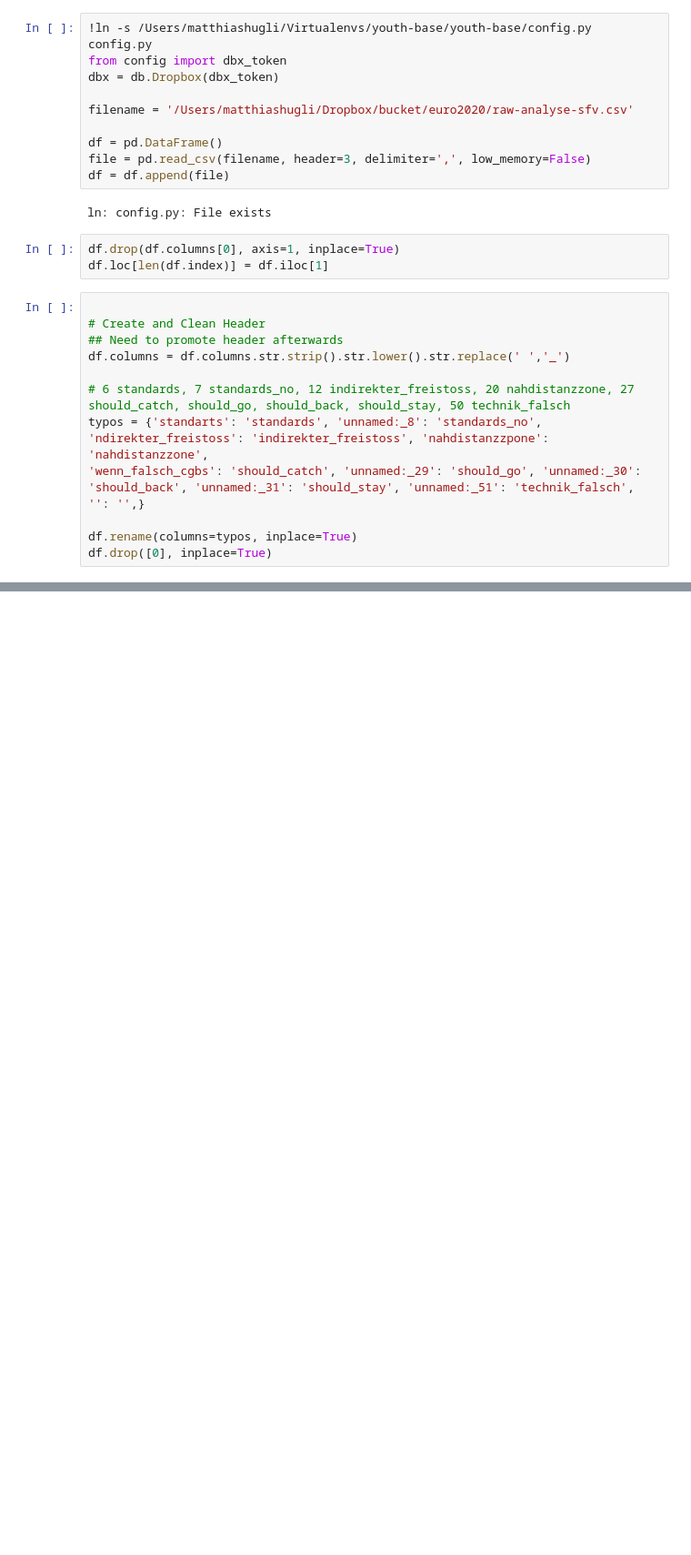
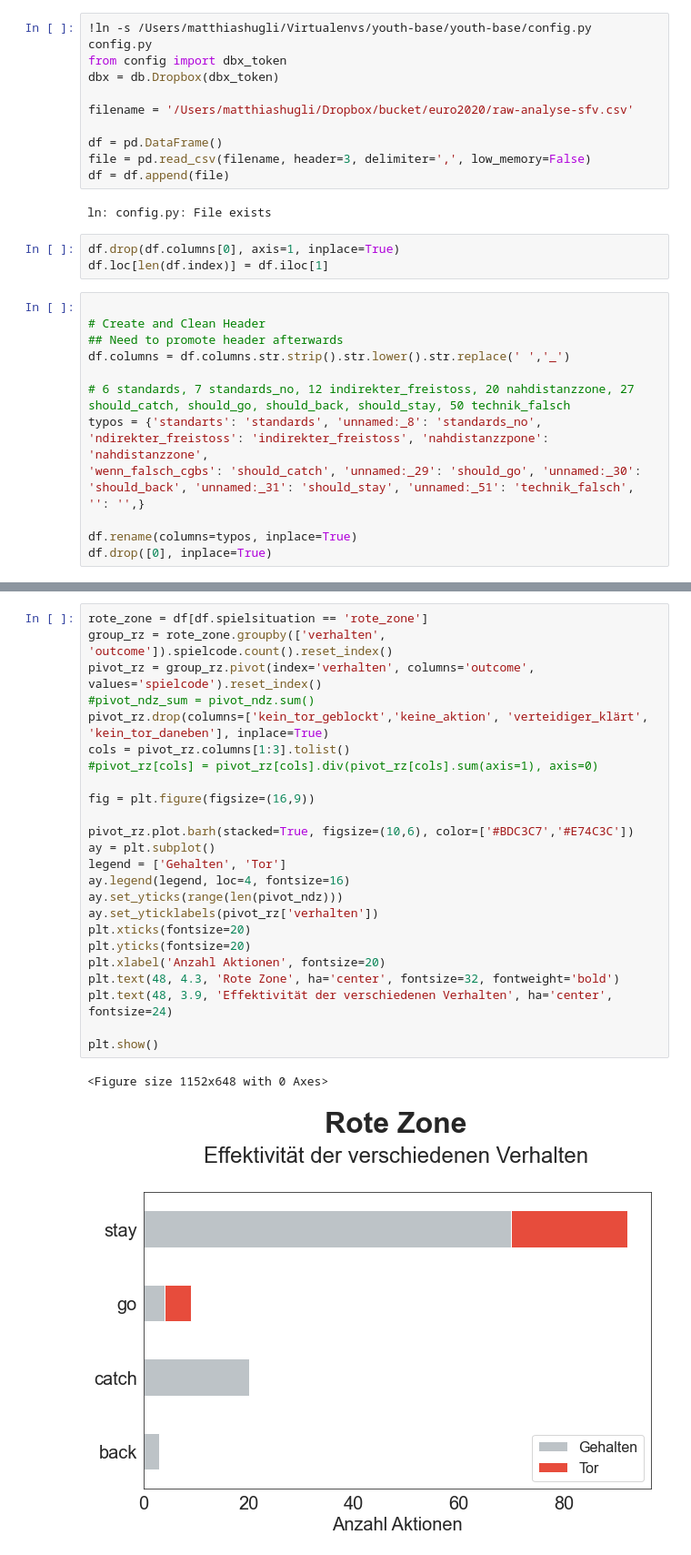
Before and after one commit to keepertrainer78698/youth-base, a Jupyter notebook: goalkeeping/euro2020/sfv-analysis.ipynb, the cells around one changed output, grey strips where cells are left out. Shown at 91% size. Drawn from its saved outputs; the diff is of its cells as text; blank space fills up the shorter version.

```diff
--- a/goalkeeping/euro2020/sfv-analysis.ipynb
+++ b/goalkeeping/euro2020/sfv-analysis.ipynb
@@ -202,0 +265,27 @@ print(df.head(5))
+# %%
+rote_zone = df[df.spielsituation == 'rote_zone']
+group_rz = rote_zone.groupby(['verhalten', 'outcome']).spielcode.count().reset_index()
+pivot_rz = group_rz.pivot(index='verhalten', columns='outcome', values='spielcode').reset_index()
+#pivot_ndz_sum = pivot_ndz.sum()
+pivot_rz.drop(columns=['kein_tor_geblockt','keine_aktion', 'verteidiger_klärt', 'kein_tor_daneben'], inplace=True)
+cols = pivot_rz.columns[1:3].tolist()
+#pivot_rz[cols] = pivot_rz[cols].div(pivot_rz[cols].sum(axis=1), axis=0)
+
+fig = plt.figure(figsize=(16,9))
+
+pivot_rz.plot.barh(stacked=True, figsize=(10,6), color=['#BDC3C7','#E74C3C'])
+ay = plt.subplot()
+legend = ['Gehalten', 'Tor']
+ay.legend(legend, loc=4, fontsize=16)
+ay.set_yticks(range(len(pivot_ndz)))
+ay.set_yticklabels(pivot_rz['verhalten'])
+plt.xticks(fontsize=20)
+plt.yticks(fontsize=20)
+plt.xlabel('Anzahl Aktionen', fontsize=20)
+plt.text(48, 4.3, 'Rote Zone', ha='center', fontsize=32, fontweight='bold')
+plt.text(48, 3.9, 'Effektivität der verschiedenen Verhalten', ha='center', fontsize=24)
+
+plt.show()
+# %% [output]
+<Figure size 1152x648 with 0 Axes>
+[figure, added]
```
Also changed, not shown: parts of 29 cells of this notebook, 3 other files.
